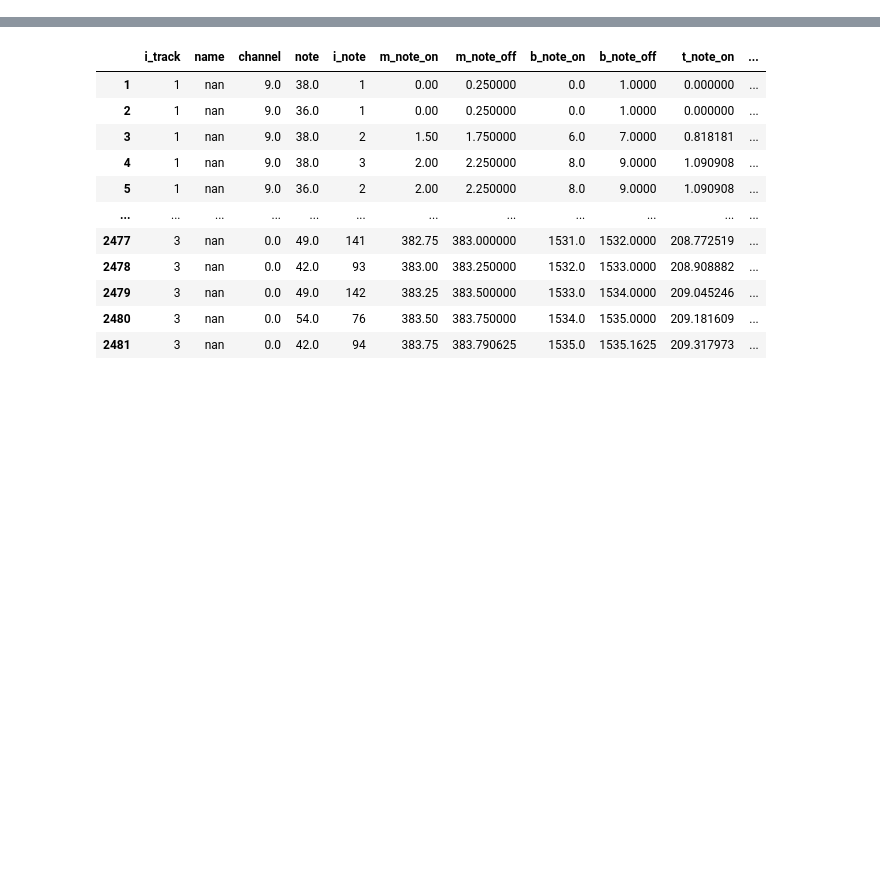
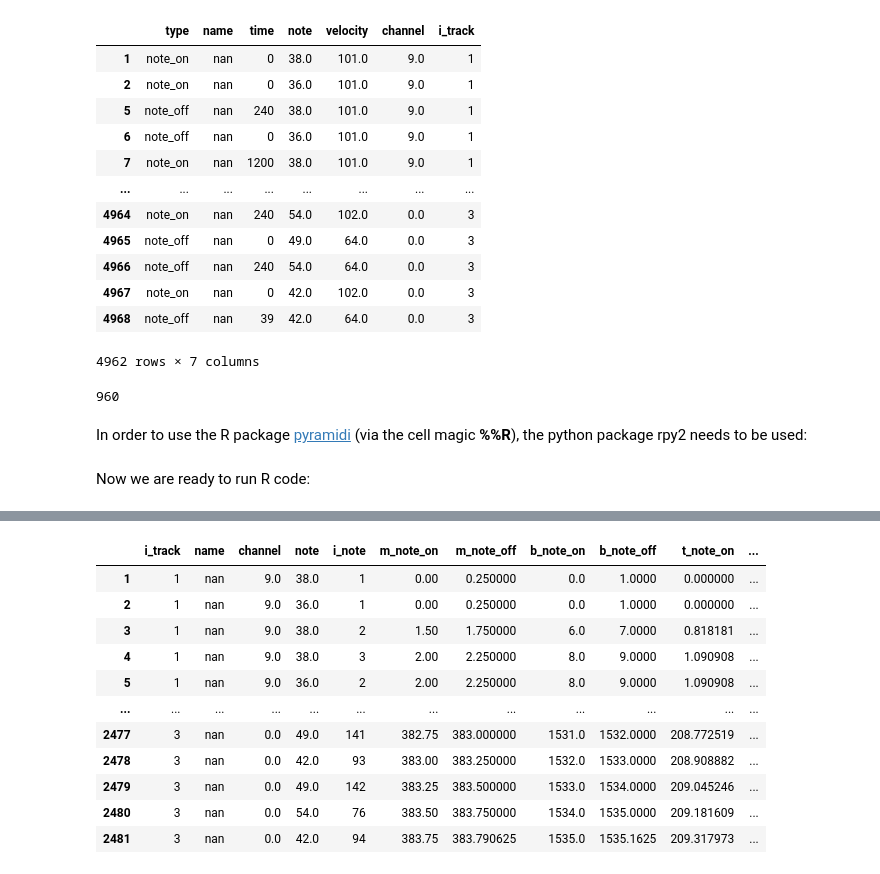
Before and after one commit to urswilke/miditapyr, a Jupyter notebook: notebooks/pyramidi_integration.ipynb, the cells around one changed output, grey strips where cells are left out. Drawn from its saved outputs; the diff is of its cells as text; code cells hidden in the pictures; blank space fills up the shorter version.

```diff
--- a/notebooks/pyramidi_integration.ipynb
+++ b/notebooks/pyramidi_integration.ipynb
@@ -1,2 +27,24 @@
+# %%
+df_notes
+# %% [output]
+|  | type | name | time | note | velocity | channel | i_track |
+| 1 | note_on | nan | 0 | 38.0 | 101.0 | 9.0 | 1 |
+| 2 | note_on | nan | 0 | 36.0 | 101.0 | 9.0 | 1 |
+| 5 | note_off | nan | 240 | 38.0 | 101.0 | 9.0 | 1 |
+| 6 | note_off | nan | 0 | 36.0 | 101.0 | 9.0 | 1 |
+| 7 | note_on | nan | 1200 | 38.0 | 101.0 | 9.0 | 1 |
+| ... | ... | ... | ... | ... | ... | ... | ... |
+| 4964 | note_on | nan | 240 | 54.0 | 102.0 | 0.0 | 3 |
+| 4965 | note_off | nan | 0 | 49.0 | 64.0 | 0.0 | 3 |
+| 4966 | note_off | nan | 240 | 54.0 | 64.0 | 0.0 | 3 |
+| 4967 | note_on | nan | 0 | 42.0 | 102.0 | 0.0 | 3 |
+| 4968 | note_off | nan | 39 | 42.0 | 64.0 | 0.0 | 3 |
+4962 rows × 7 columns
+# %%
+ticks_per_beat
+# %% [output]
+960
+# %% [markdown]
+In order to use the R package [pyramidi](https://github.com/urswilke/pyramidi) (via the cell magic **%%R**), the python package rpy2 needs to be used:
 # %%
 %load_ext rpy2.ipython
@@ -10,2 +51,4 @@ df_meta, df_notes, ticks_per_beat = mt.mido_midi_df(mido_mid_file)
+# %% [markdown]
+Now we are ready to run R code:
 # %%
 %%R -i df_meta -i df_notes -i ticks_per_beat
```
Also changed, not shown: parts of 14 cells of this notebook.
